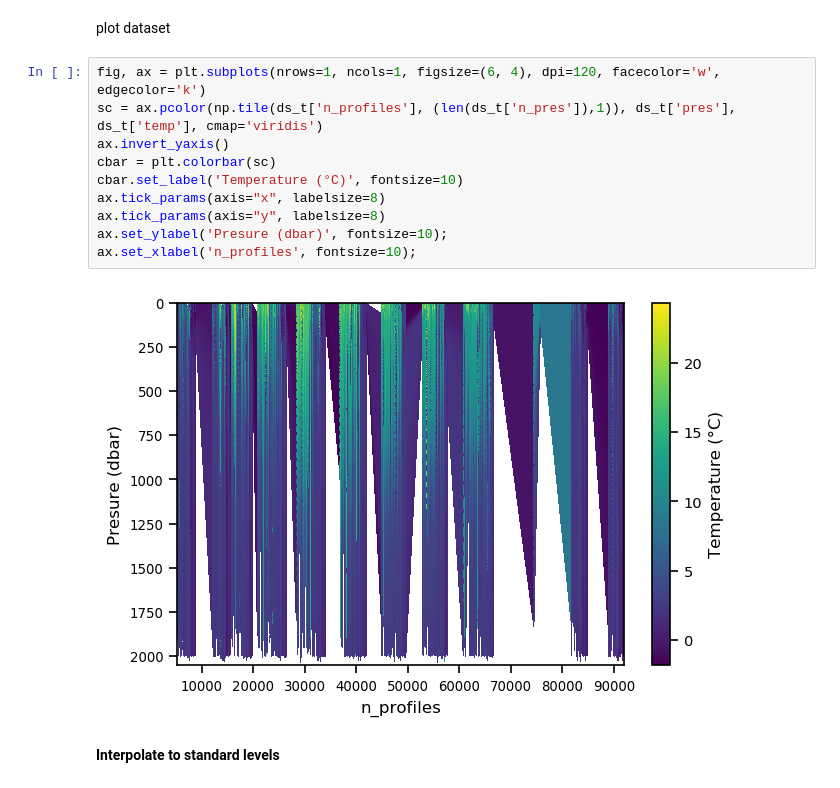
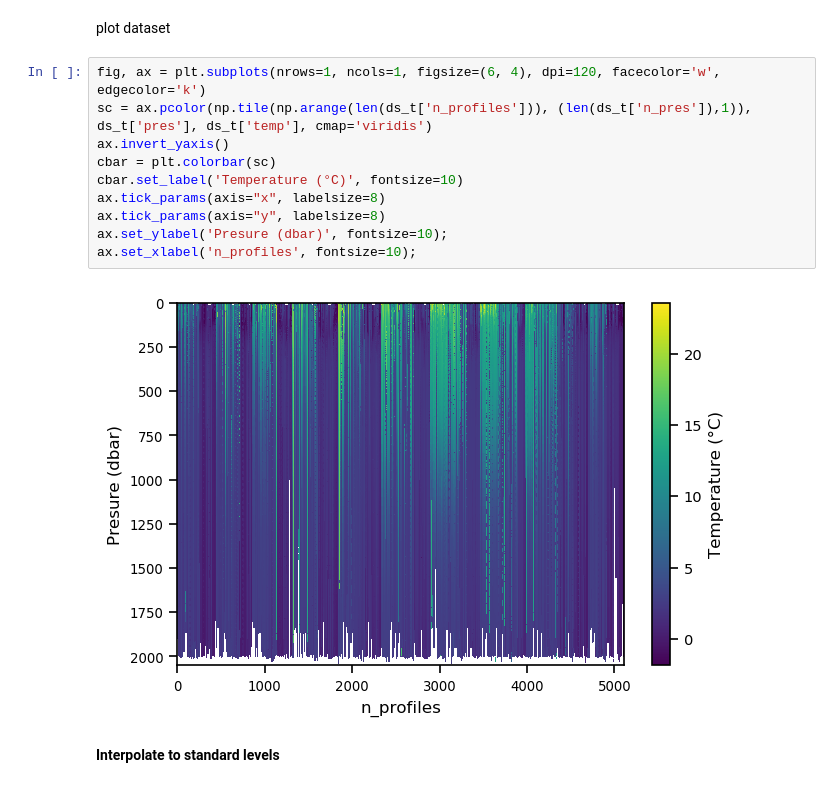
Before and after one commit to euroargodev/DMQC-PCM, a Jupyter notebook: PCM-design/Classif_ArgoReferenceDatabase.ipynb, the cells around one changed output. Cells and saved outputs as stored; diff of their text form.

```diff
--- a/PCM-design/Classif_ArgoReferenceDatabase.ipynb
+++ b/PCM-design/Classif_ArgoReferenceDatabase.ipynb
@@ -154,16 +227,16 @@ Attributes:
 plot dataset
 # %%
 fig, ax = plt.subplots(nrows=1, ncols=1, figsize=(6, 4), dpi=120, facecolor='w', edgecolor='k')
-sc = ax.pcolor(np.tile(ds_t['n_profiles'], (len(ds_t['n_pres']),1)), ds_t['pres'], ds_t['temp'], cmap='viridis')
+sc = ax.pcolor(np.tile(np.arange(len(ds_t['n_profiles'])), (len(ds_t['n_pres']),1)), ds_t['pres'], ds_t['temp'], cmap='viridis')
 ax.invert_yaxis()
 cbar = plt.colorbar(sc)
 cbar.set_label('Temperature (°C)', fontsize=10)
 ax.tick_params(axis="x", labelsize=8)
 ax.tick_params(axis="y", labelsize=8)
 ax.set_ylabel('Presure (dbar)', fontsize=10);
 ax.set_xlabel('n_profiles', fontsize=10);
 # %% [output]
-[figure, old version]
+[figure, new version]
 # %% [markdown]
 __Interpolate to standard levels__
 # %%
```
Also changed, not shown: parts of 22 cells of this notebook, 2 other files.
